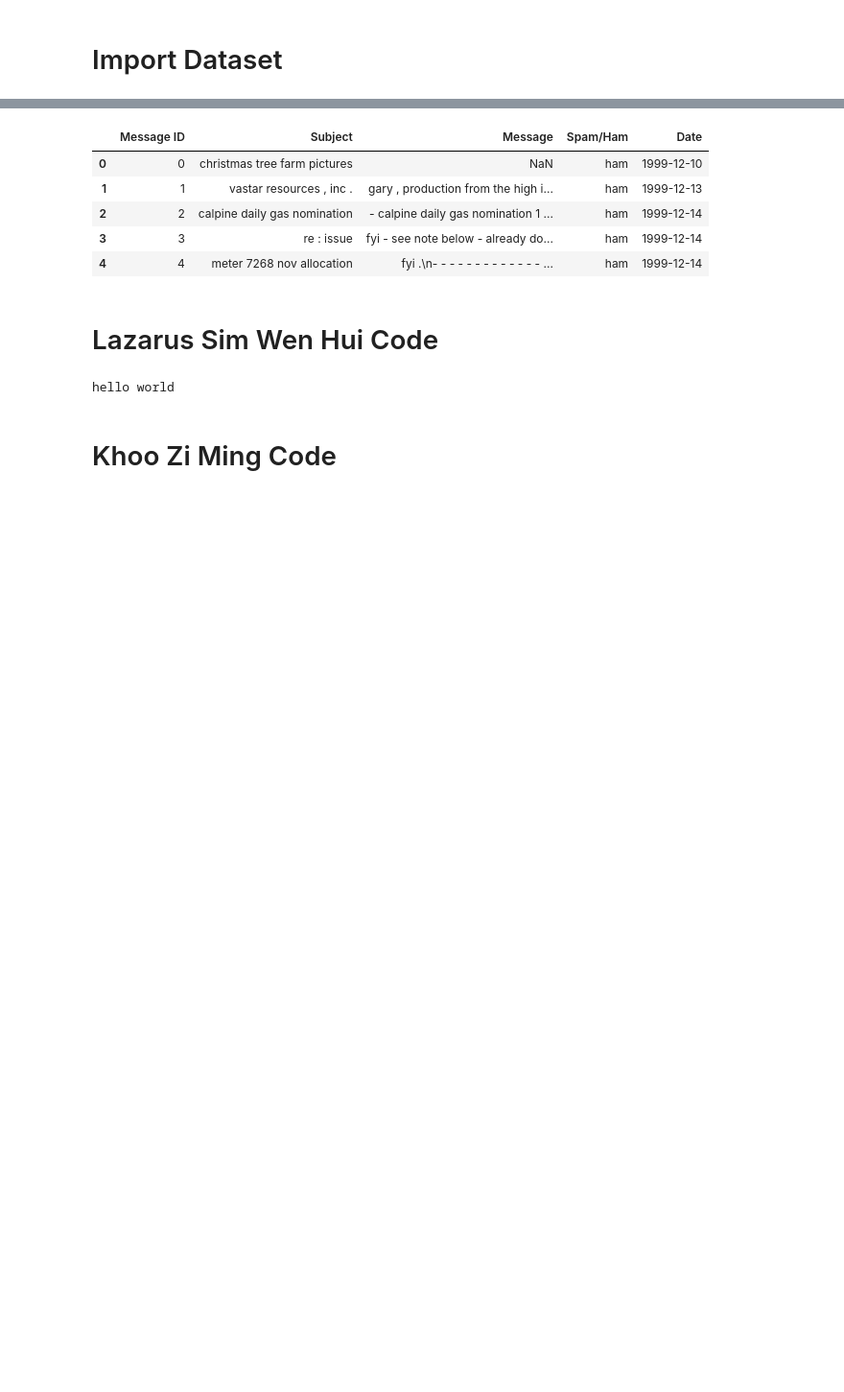
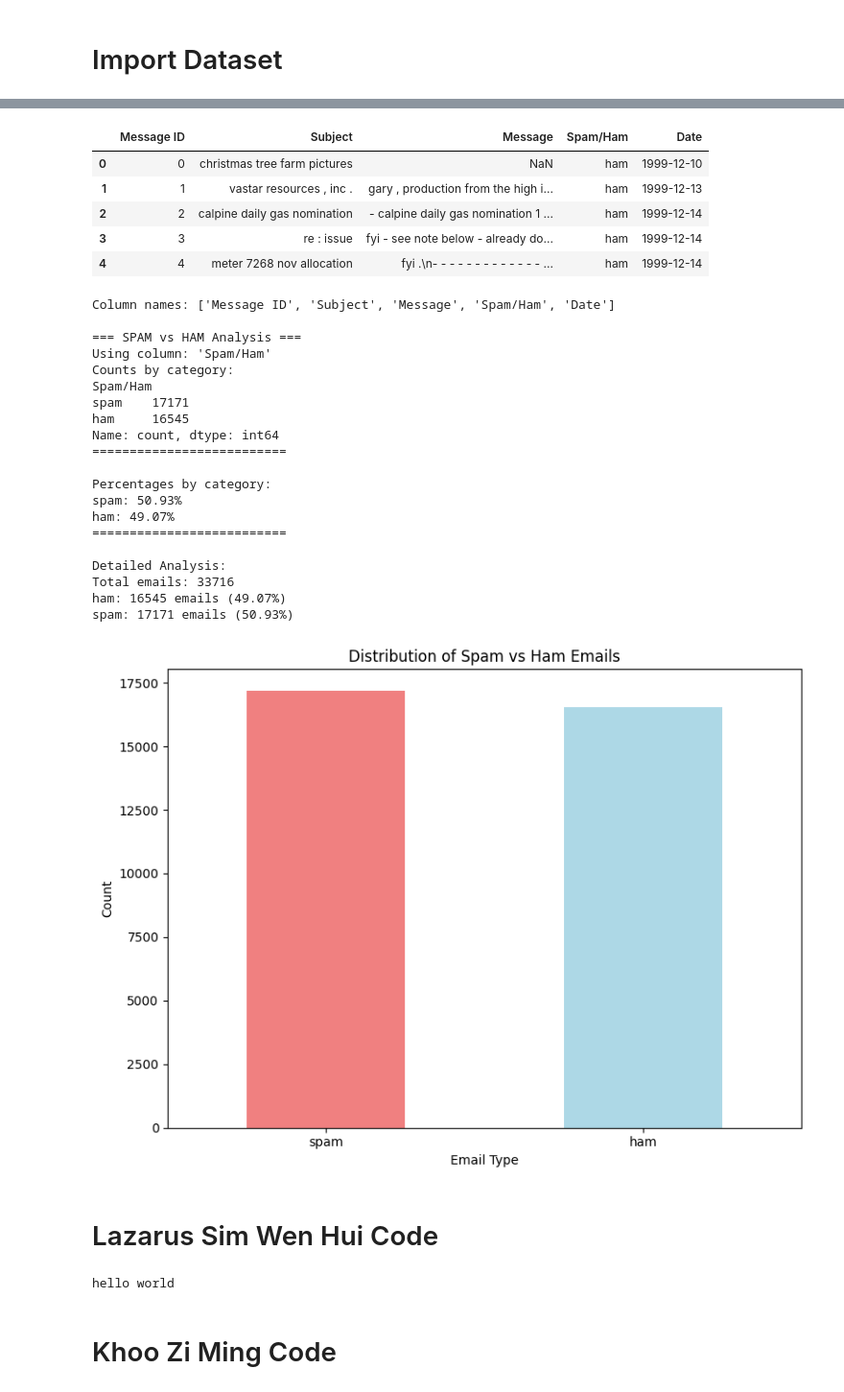
Before and after one commit to lazarussim12-beep/DLI_GRP_Assignment, a Jupyter notebook: DLI_Group_Assignment.ipynb, the cells around one changed output, grey strips where cells are left out. Shown: that part at 96% size. Drawn from its saved outputs; the diff is of its cells as text; code cells hidden in the pictures; blank space fills up the shorter version.

Commit message:
Visualise the difference between spam and ham

```diff
--- a/DLI_Group_Assignment.ipynb
+++ b/DLI_Group_Assignment.ipynb
@@ -29,7 +29,62 @@ for file in extracted_files:
 
         # Display first few rows
         display(df.head())
-        break  # Stop after first CSV file found
+
+        print(f"\nColumn names: {df.columns.tolist()}")
+
+        # Calculate number of spam and ham in the Spam/Ham column
+        print("\n=== SPAM vs HAM Analysis ===")
+
+        spam_col = None
+        for col in df.columns:
+            if 'spam' in col.lower() or 'ham' in col.lower():
+                spam_col = col
+                break
+
+        if spam_col is None:
+            spam_col = df.columns[3] if len(df.columns) > 3 else df.columns[-1]
+
+        print(f"Using column: '{spam_col}'")
+
+        # Count values in the spam/ham column
+        spam_ham_counts = df[spam_col].value_counts()
+        print("Counts by category:")
+        print(spam_ham_counts)
+
+        # Calculate percentages
+        spam_ham_percentages = df[spam_col].value_counts(normalize=True) * 100
+        print("==========================")
+        print("\nPercentages by category:")
+        for category, percentage in spam_ham_percentages.items():
+            print(f"{category}: {percentage:.2f}%")
+
+        # More detailed analysis
+        total_emails = len(df)
+        print("==========================")
+        print(f"\nDetailed Analysis:")
+        print(f"Total emails: {total_emails}")
+
+        for category in df[spam_col].unique():
+            count = (df[spam_col] == category).sum()
+            percentage = (count / total_emails) * 100
+            print(f"{category}: {count} emails ({percentage:.2f}%)")
+
+        try:
+            import matplotlib.pyplot as plt
+
+            plt.figure(figsize=(8, 6))
+            spam_ham_counts.plot(kind='bar', color=['lightcoral', 'lightblue'])
+            plt.title('Distribution of Spam vs Ham Emails')
+            plt.xlabel('Email Type')
+            plt.ylabel('Count')
+            plt.xticks(rotation=0)
+            plt.tight_layout()
+            plt.show()
+
+        except ImportError:
+            print("\nMatplotlib not available for visualization")
+
+        break
 # %% [output]
 Requirement already satisfied: pandas in /usr/local/lib/python3.11/dist-packages (2.2.2)
 Requirement already satisfied: numpy>=1.23.2 in /usr/local/lib/python3.11/dist-packages (from pandas) (2.0.2)
@@ -48,12 +103,33 @@ Location: https://raw.githubusercontent.com/lazarussim12-beep/DLI_GRP_Assignment
 
 Extracted files: ['enron_spam_data.csv']
 Loaded enron_spam_data.csv with shape: (33716, 5)
 |  | Message ID | Subject | Message | Spam/Ham | Date |
 | 0 | 0 | christmas tree farm pictures | NaN | ham | 1999-12-10 |
 | 1 | 1 | vastar resources , inc . | gary , production from the high i... | ham | 1999-12-13 |
 | 2 | 2 | calpine daily gas nomination | - calpine daily gas nomination 1 ... | ham | 1999-12-14 |
 | 3 | 3 | re : issue | fyi - see note below - already do... | ham | 1999-12-14 |
 | 4 | 4 | meter 7268 nov allocation | fyi .\n- - - - - - - - - - - - - ... | ham | 1999-12-14 |
+Column names: ['Message ID', 'Subject', 'Message', 'Spam/Ham', 'Date']
+
+=== SPAM vs HAM Analysis ===
+Using column: 'Spam/Ham'
+Counts by category:
+Spam/Ham
+spam    17171
+ham     16545
+Name: count, dtype: int64
+==========================
+
+Percentages by category:
+spam: 50.93%
+ham: 49.07%
+==========================
+
+Detailed Analysis:
+Total emails: 33716
+ham: 16545 emails (49.07%)
+spam: 17171 emails (50.93%)
+[figure, added]
 # %% [markdown]
 # Lazarus Sim Wen Hui Code
 # %%
```
Also changed, not shown: parts of 1 cell of this notebook.
